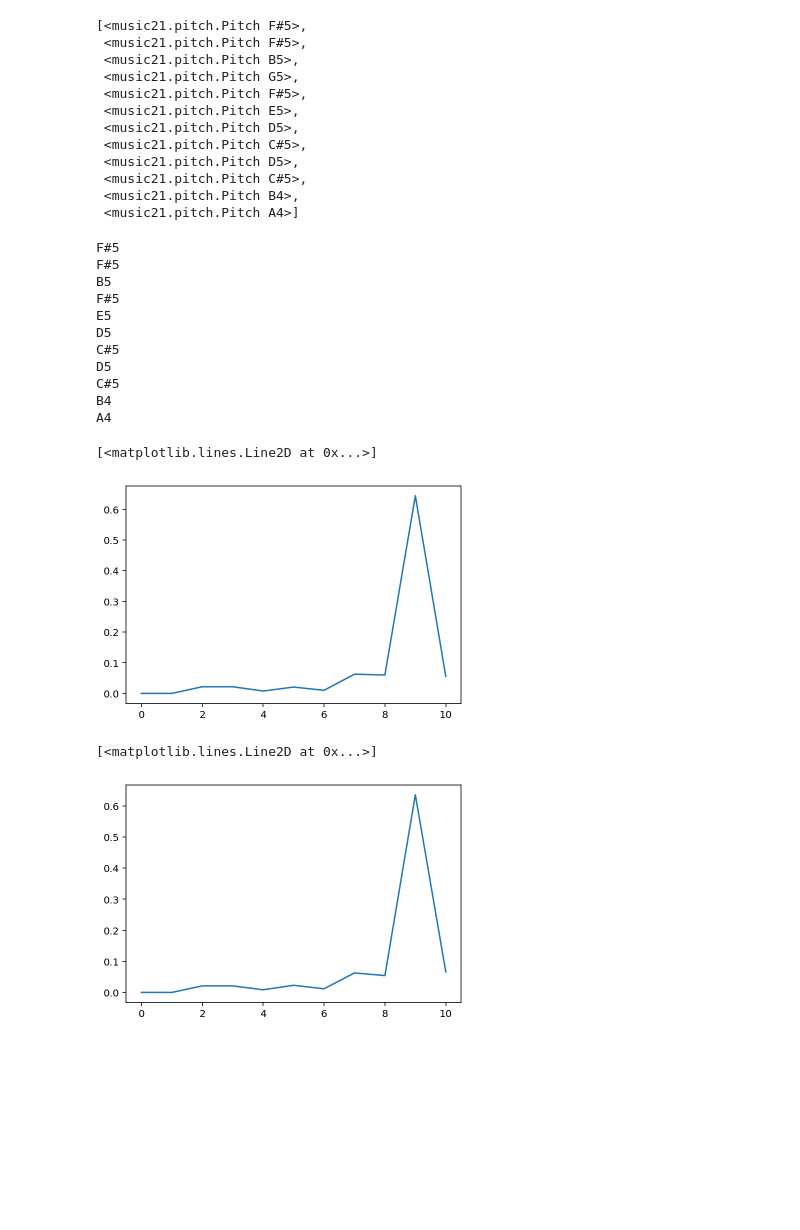
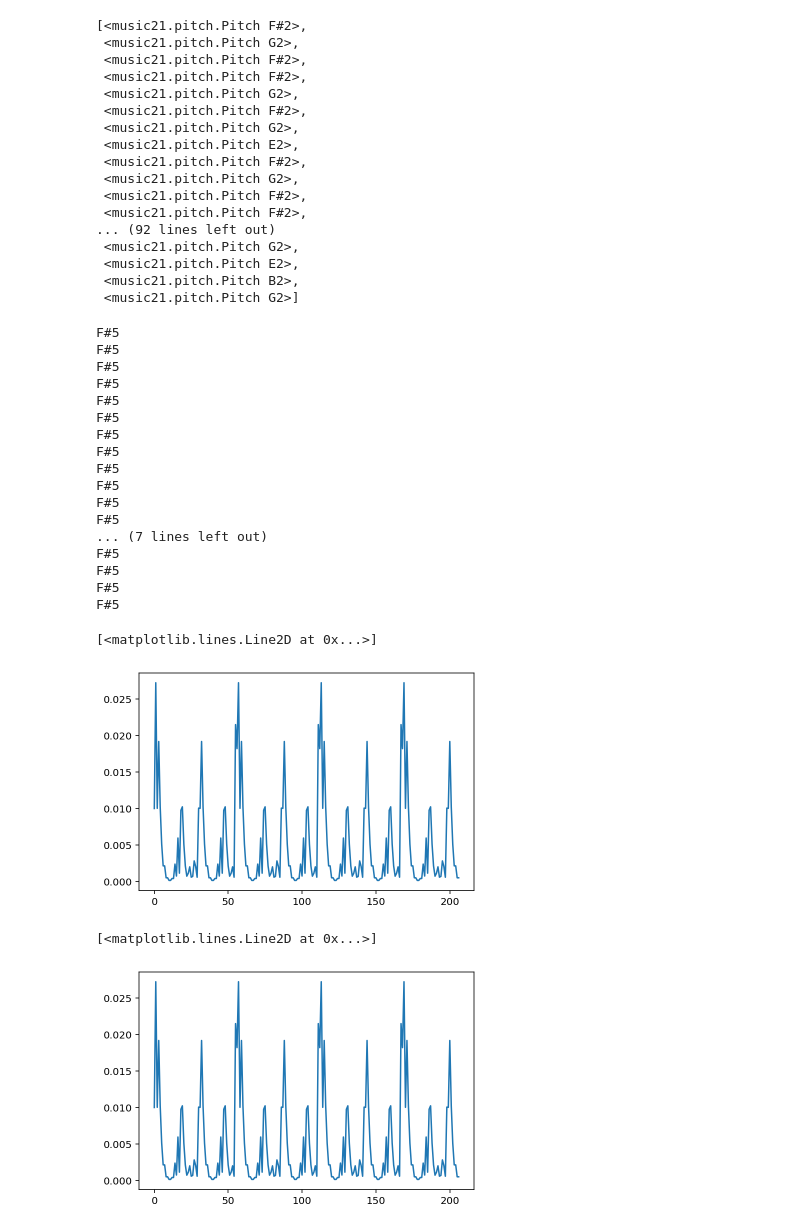
Before and after one commit to ludmilaasb/qumusic-reduction, a Jupyter notebook: src/phrase_problems.ipynb, the cells around one changed output. Cells and saved outputs as stored; diff of their text form; code cells hidden in the pictures; blank space fills up the shorter version.

```diff
--- a/src/phrase_problems.ipynb
+++ b/src/phrase_problems.ipynb
@@ -131,6 +131,6 @@ def get_phrase_list1(file, p):
 p1 = 1
 p2 = 1
 
-file = converter.parse('bach-air-score.mid')
+file = converter.parse('stalker.mid')
 # %%
 file1 = file.measures(1,40)
@@ -150,42 +157,53 @@ rests 136
 # %%
-file1.parts[0].pitches
+file1.parts[1].pitches
 # %% [output]
-[<music21.pitch.Pitch F#5>,
- <music21.pitch.Pitch F#5>,
- <music21.pitch.Pitch B5>,
- <music21.pitch.Pitch G5>,
- <music21.pitch.Pitch F#5>,
- <music21.pitch.Pitch E5>,
- <music21.pitch.Pitch D5>,
- <music21.pitch.Pitch C#5>,
- <music21.pitch.Pitch D5>,
- <music21.pitch.Pitch C#5>,
- <music21.pitch.Pitch B4>,
- <music21.pitch.Pitch A4>]
+[<music21.pitch.Pitch F#2>,
+ <music21.pitch.Pitch G2>,
+ <music21.pitch.Pitch F#2>,
+ <music21.pitch.Pitch F#2>,
+ <music21.pitch.Pitch G2>,
+ <music21.pitch.Pitch F#2>,
+ <music21.pitch.Pitch G2>,
+ <music21.pitch.Pitch E2>,
+ <music21.pitch.Pitch F#2>,
+ <music21.pitch.Pitch G2>,
+ <music21.pitch.Pitch F#2>,
+ <music21.pitch.Pitch F#2>,
+... (92 lines left out)
+ <music21.pitch.Pitch G2>,
+ <music21.pitch.Pitch E2>,
+ <music21.pitch.Pitch B2>,
+ <music21.pitch.Pitch G2>]
 # %%
  for p in file1.parts[0].flat.getElementsByClass(['Note', 'Chord']):
         print(p.pitches[-1])
 # %% [output]
 F#5
 F#5
-B5
 F#5
-E5
-D5
-C#5
-D5
-C#5
-B4
-A4
+F#5
+F#5
+F#5
+F#5
+F#5
+F#5
+F#5
+F#5
+F#5
+... (7 lines left out)
+F#5
+F#5
+F#5
+F#5
 # %%
 import matplotlib.pyplot as plt
-plt.plot(lbsp1[0])
+plt.plot(lbsp1[7])
 # %% [output]
 [<matplotlib.lines.Line2D at 0x...>]
-[figure, old version]
+[figure, new version]
 # %%
 import matplotlib.pyplot as plt
-plt.plot(lbsp2[0])
+plt.plot(lbsp2[7])
 # %% [output]
 [<matplotlib.lines.Line2D at 0x...>]
-[figure, old version]
+[figure, new version]
```
Also changed, not shown: parts of 10 cells of this notebook, 3 other files.
